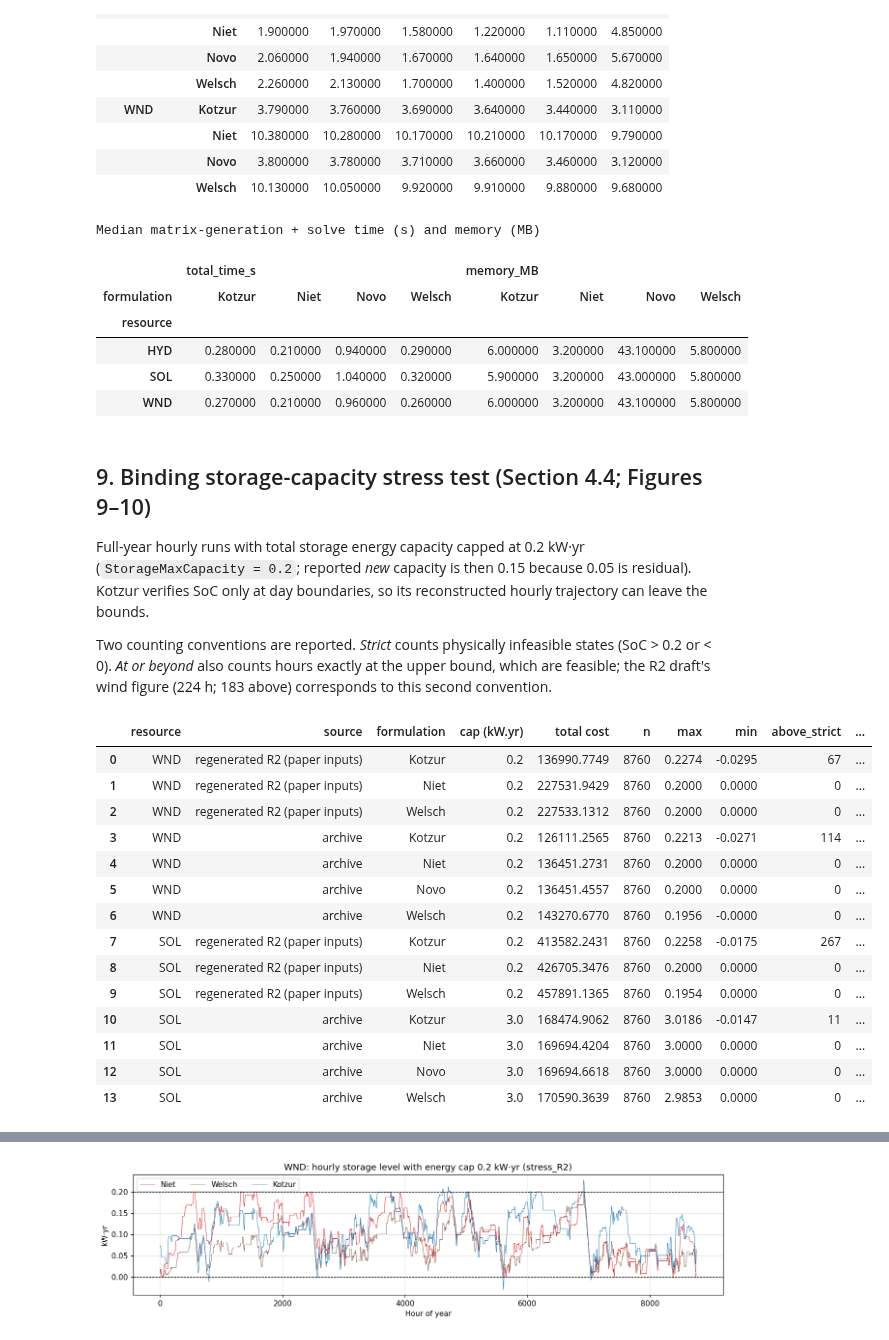
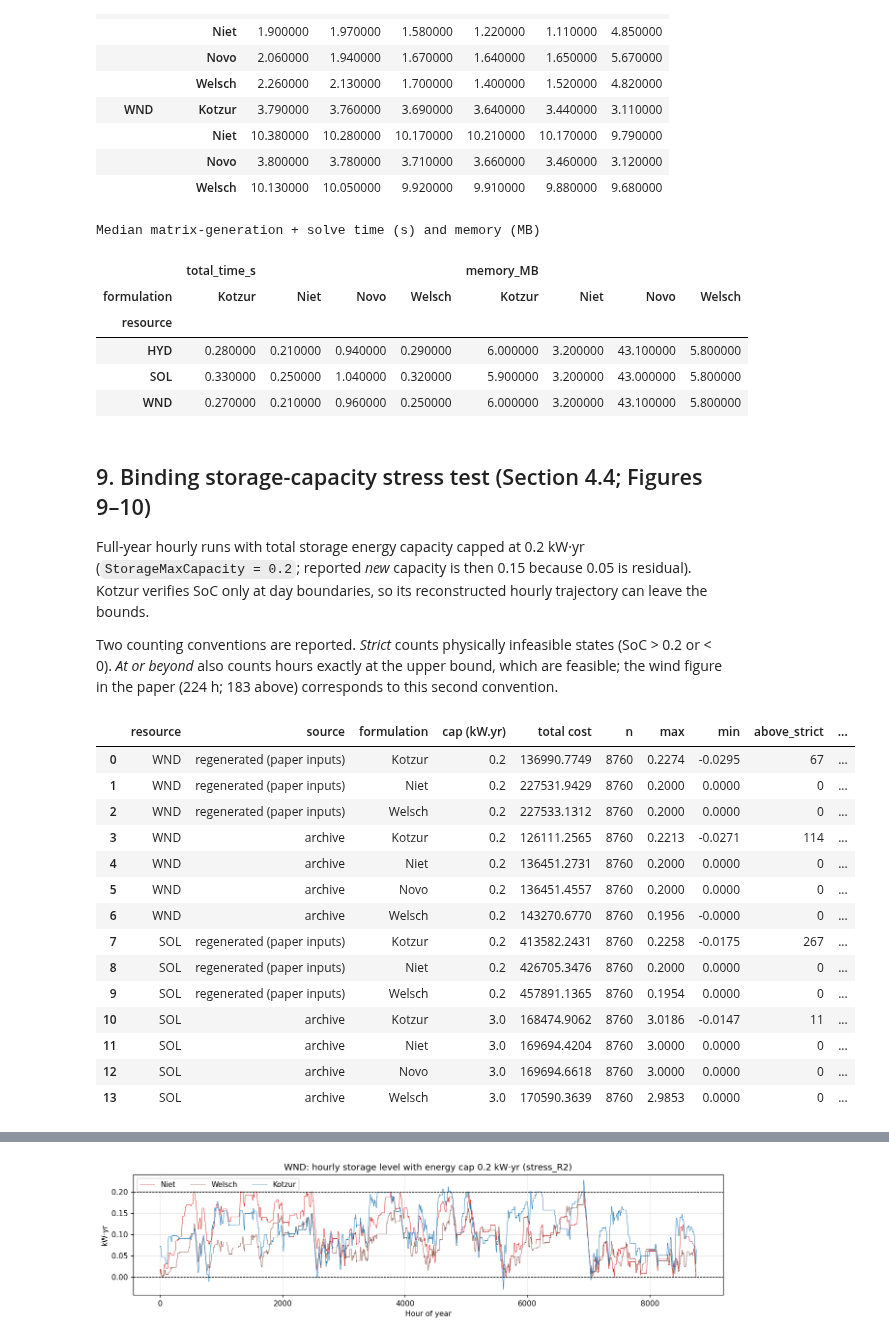
Before and after one commit to DeltaE/storage-in-OSeMOSYS, a Jupyter notebook: .doctrees/nbsphinx/notebooks/reproduce_study.ipynb, the cells around one changed output, grey strips where cells are left out. Cells and saved outputs as stored; diff of their text form; code cells hidden in the pictures.

```diff
--- a/.doctrees/nbsphinx/notebooks/reproduce_study.ipynb
+++ b/.doctrees/nbsphinx/notebooks/reproduce_study.ipynb
@@ -41,10 +45,10 @@ import src.reproduce as rp
 
 # ---- switches for the heavy steps -------------------------------------------------------
 RUN_REPRODUCTION_CHECK = True    # step 5: k4h1 x 3 resources (~1 min)
-RUN_BENCHMARK          = False   # step 6: k365h1 x 3 resources (needs ~12 GB RAM for Novo)
-RUN_SWEEP              = False   # step 7: full grid (2-4 h); see SWEEP_* below
-RUN_STRESS             = False   # step 9: k365h1 WND and SOL with a 0.2 kW.yr cap
-RUN_SEED_COSTS         = False   # step 11: optimisation under alternative k-means seeds
+RUN_BENCHMARK          = True   # step 6: k365h1 x 3 resources (needs ~12 GB RAM for Novo)
+RUN_SWEEP              = True   # step 7: full grid (2-4 h); see SWEEP_* below
+RUN_STRESS             = True   # step 9: k365h1 WND and SOL with a 0.2 kW.yr cap
+RUN_SEED_COSTS         = True   # step 11: optimisation under alternative k-means seeds
 
 SWEEP_RESOURCES = ['WND', 'SOL', 'HYD']
 SWEEP_K         = rp.K_VALUES          # [2..10, 20..100]
@@ -168,9 +172,18 @@ display(summary_seed.round(3).T)
 print('Over all resources, k and seeds: mean ARI = %.3f (min %.3f); mean day agreement = %.3f; '
       'identical representative-day sets in %d of %d comparisons.'
       % (seeds.ARI.mean(), seeds.ARI.min(), seeds.day_agreement.mean(), seeds.same_rep_days.sum(), len(seeds)))
-fig, ax = plt.subplots(figsize=(8, 3.2))
-for r, g in seeds.groupby('resource'):
-    m = g.groupby('k').ARI.agg(['mean', 'min', 'max'])
-    ax.plot(m.index, m['mean'], marker='o', label=r); ax.fill_between(m.index, m['min'], m['max'], alpha=.15)
-ax.set(xscale='log', xlabel='Representative days k', ylabel='ARI vs seed 0', title='Clustering stability across seeds 1–9')
-ax.legend(); plt.tight_layout(); plt.show()
+stats = seeds.groupby(['resource', 'k']).ARI.agg(['mean', 'min', 'max'])
+fig, axs = plt.subplots(1, 3, figsize=(12, 3.2), sharex=True, sharey=True)
+for ax, (r, m), c in zip(axs, stats.groupby(level='resource'), ['C0', 'C1', 'C2']):
+    m = m.droplevel('resource')
+    ax.fill_between(m.index, m['min'], m['max'], color=c, alpha=.2, lw=0, label='min–max')
+    ax.plot(m.index, m['mean'], '-o', color=c, ms=3.5, lw=1.5, label='mean')
+    ax.axhline(1, color='0.5', ls='--', lw=.8)
+    ax.set_title(r, loc='left', fontweight='bold')
+    ax.set_xlabel('Representative days $k$')
+    ax.spines[['top', 'right']].set_visible(False)
+axs[0].set(xscale='log', ylim=(0, 1.05), ylabel='ARI vs. seed 0')
+axs[0].set_xticks([2, 5, 10, 20, 50, 100], labels=[2, 5, 10, 20, 50, 100]); axs[0].minorticks_off()
+axs[0].legend(frameon=False, loc='lower left')
+fig.suptitle('Clustering stability across seeds 1–9', x=0.01, ha='left')
+plt.tight_layout(); plt.show()
@@ -507,46 +515,46 @@ Median matrix-generation + solve time (s) and memory (MB)
 | resource |  |  |  |  |  |  |  |  |
 | HYD | 0.280000 | 0.210000 | 0.940000 | 0.290000 | 6.000000 | 3.200000 | 43.100000 | 5.800000 |
 | SOL | 0.330000 | 0.250000 | 1.040000 | 0.320000 | 5.900000 | 3.200000 | 43.000000 | 5.800000 |
-| WND | 0.270000 | 0.210000 | 0.960000 | 0.260000 | 6.000000 | 3.200000 | 43.100000 | 5.800000 |
+| WND | 0.270000 | 0.210000 | 0.960000 | 0.250000 | 6.000000 | 3.200000 | 43.100000 | 5.800000 |
 # %% [markdown]
 ## 9. Binding storage-capacity stress test (Section 4.4; Figures 9–10)
 Full-year hourly runs with total storage energy capacity capped at 0.2 kW·yr (`StorageMaxCapacity = 0.2`; reported *new* capacity is then 0.15 because 0.05 is residual). Kotzur verifies SoC only at day boundaries, so its reconstructed hourly trajectory can leave the bounds.
 
-Two counting conventions are reported. *Strict* counts physically infeasible states (SoC > 0.2 or < 0). *At or beyond* also counts hours exactly at the upper bound, which are feasible; the R2 draft's wind figure (224 h; 183 above) corresponds to this second convention.
+Two counting conventions are reported. *Strict* counts physically infeasible states (SoC > 0.2 or < 0). *At or beyond* also counts hours exactly at the upper bound, which are feasible; the wind figure in the paper (224 h; 183 above) corresponds to this second convention.
 # %%
 if RUN_STRESS:
     for r in ['WND', 'SOL']:
         rp.run_case(r, 365, 1, cap=rp.STRESS_CAP, results_dir=FRESH, verbose=True)
 
-STRESS_SOURCES = {'fresh': FRESH, 'regenerated R2 (paper inputs)': PUBLISHED / 'stress_R2', 'archive': ARCH_LIM}
+STRESS_SOURCES = {'fresh': FRESH, 'regenerated (paper inputs)': PUBLISHED / 'stress_R2', 'archive': ARCH_LIM}
 rows = []
 for r in ['WND', 'SOL']:
     name = f'k365h1{r}_limited'
     for label, d_ in STRESS_SOURCES.items():
         if not (d_ / f'{name}_Storage_Level_Model_Kotzur_intraday.csv').exists():
             continue
         tab = rp.load_results(d_ / 'Simulation_Results.xlsx')   # cap is not encoded in file names
         t = tab[tab.Scenario == name].set_index('formulation')
         cap = t.loc['Kotzur', 'Storage Capacity'] + rp.RESIDUAL_STORAGE
         for f, m in [('Kotzur', 'Kotzur_intraday'), ('Niet', 'Niet'), ('Novo', 'Cluster'), ('Welsch', 'Welsch_intraday')]:
             if (d_ / f'{name}_Storage_Level_Model_{m}.csv').exists():
                 v = rp.soc_violations(rp.read_storage(d_, name, m), upper=cap)
                 rows.append({'resource': r, 'source': label, 'formulation': f, 'cap (kW.yr)': round(cap, 4),
                              'total cost': t.loc[f, 'Total cost'] if f in t.index else np.nan, **v})
 stress = pd.DataFrame(rows)
 display(stress.round(4))
 # %% [output]
 |  | resource | source | formulation | cap (kW.yr) | total cost | n | max | min | above_strict | ... |
-| 0 | WND | regenerated R2 (paper inputs) | Kotzur | 0.2 | 136990.7749 | 8760 | 0.2274 | -0.0295 | 67 | ... |
-| 1 | WND | regenerated R2 (paper inputs) | Niet | 0.2 | 227531.9429 | 8760 | 0.2000 | 0.0000 | 0 | ... |
-| 2 | WND | regenerated R2 (paper inputs) | Welsch | 0.2 | 227533.1312 | 8760 | 0.2000 | 0.0000 | 0 | ... |
+| 0 | WND | regenerated (paper inputs) | Kotzur | 0.2 | 136990.7749 | 8760 | 0.2274 | -0.0295 | 67 | ... |
+| 1 | WND | regenerated (paper inputs) | Niet | 0.2 | 227531.9429 | 8760 | 0.2000 | 0.0000 | 0 | ... |
+| 2 | WND | regenerated (paper inputs) | Welsch | 0.2 | 227533.1312 | 8760 | 0.2000 | 0.0000 | 0 | ... |
 | 3 | WND | archive | Kotzur | 0.2 | 126111.2565 | 8760 | 0.2213 | -0.0271 | 114 | ... |
 | 4 | WND | archive | Niet | 0.2 | 136451.2731 | 8760 | 0.2000 | 0.0000 | 0 | ... |
 | 5 | WND | archive | Novo | 0.2 | 136451.4557 | 8760 | 0.2000 | 0.0000 | 0 | ... |
 | 6 | WND | archive | Welsch | 0.2 | 143270.6770 | 8760 | 0.1956 | -0.0000 | 0 | ... |
-| 7 | SOL | regenerated R2 (paper inputs) | Kotzur | 0.2 | 413582.2431 | 8760 | 0.2258 | -0.0175 | 267 | ... |
-| 8 | SOL | regenerated R2 (paper inputs) | Niet | 0.2 | 426705.3476 | 8760 | 0.2000 | 0.0000 | 0 | ... |
-| 9 | SOL | regenerated R2 (paper inputs) | Welsch | 0.2 | 457891.1365 | 8760 | 0.1954 | 0.0000 | 0 | ... |
+| 7 | SOL | regenerated (paper inputs) | Kotzur | 0.2 | 413582.2431 | 8760 | 0.2258 | -0.0175 | 267 | ... |
+| 8 | SOL | regenerated (paper inputs) | Niet | 0.2 | 426705.3476 | 8760 | 0.2000 | 0.0000 | 0 | ... |
+| 9 | SOL | regenerated (paper inputs) | Welsch | 0.2 | 457891.1365 | 8760 | 0.1954 | 0.0000 | 0 | ... |
 | 10 | SOL | archive | Kotzur | 3.0 | 168474.9062 | 8760 | 3.0186 | -0.0147 | 11 | ... |
 | 11 | SOL | archive | Niet | 3.0 | 169694.4204 | 8760 | 3.0000 | 0.0000 | 0 | ... |
 | 12 | SOL | archive | Novo | 3.0 | 169694.6618 | 8760 | 3.0000 | 0.0000 | 0 | ... |
```
Also changed, not shown: parts of 17 cells of this notebook, 41 other files.
